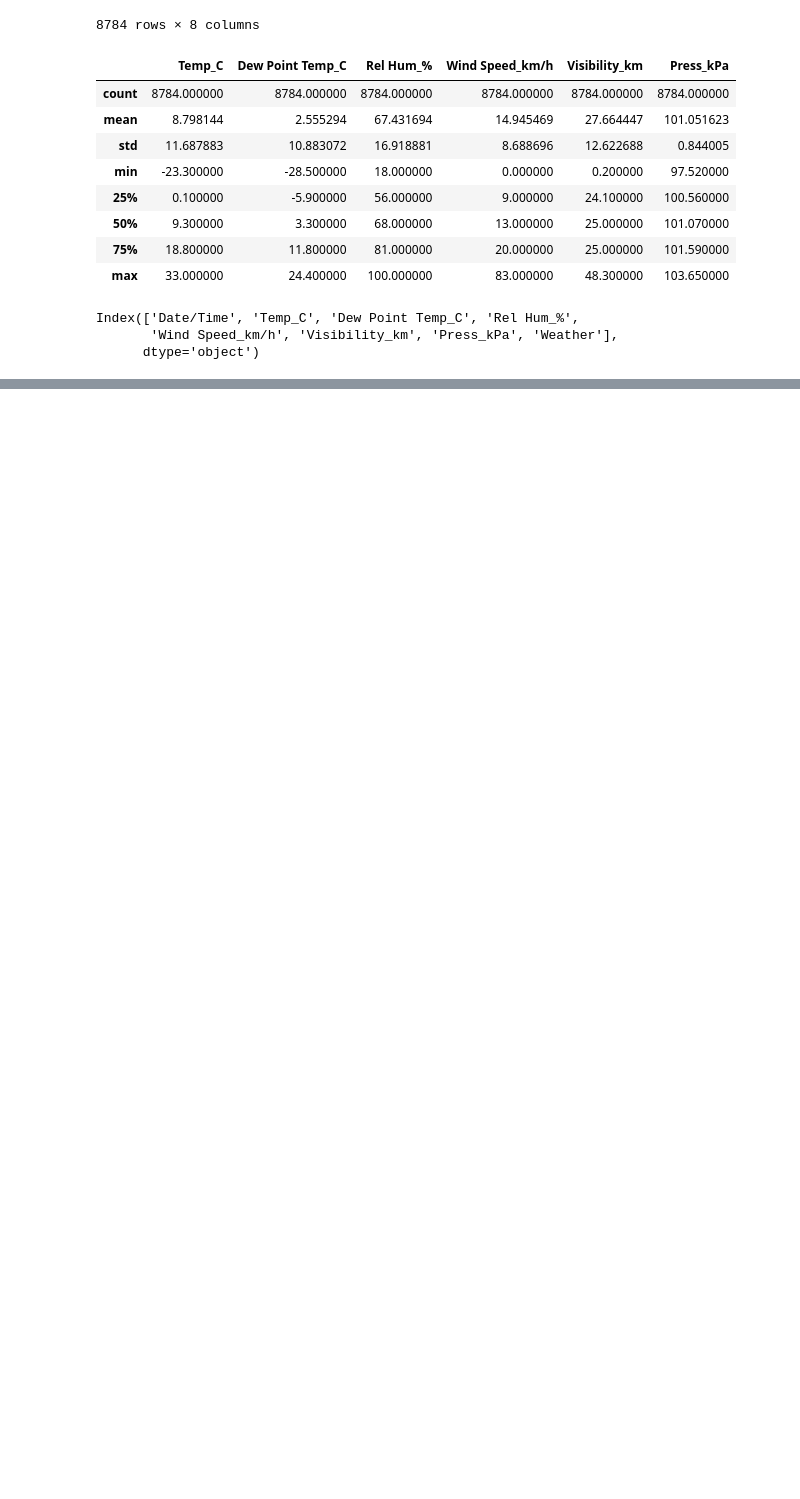
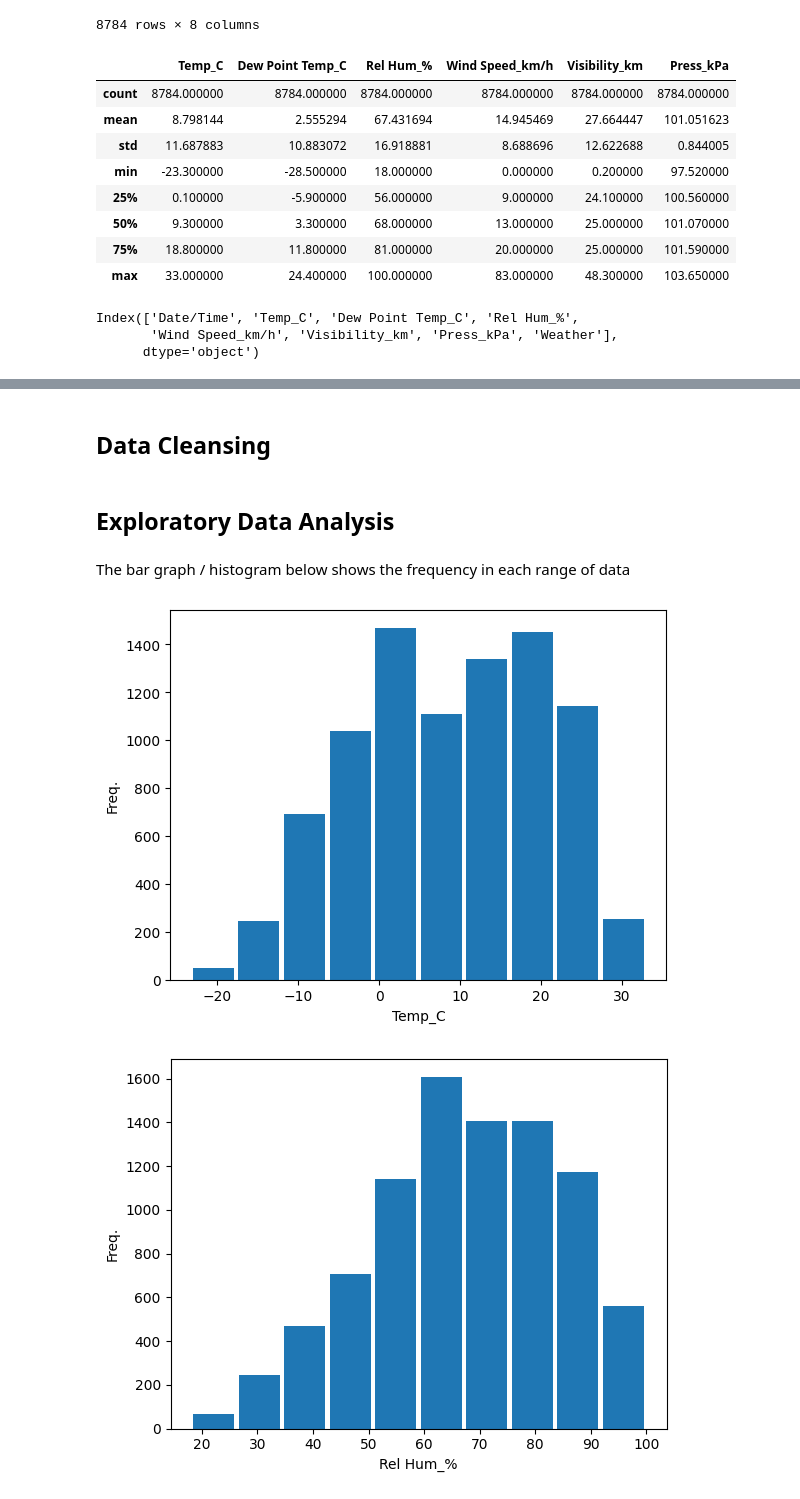
Before and after one commit to JayaWinata/Weather-EDA, a Jupyter notebook: weather_EDA.ipynb, the cells around one changed output, grey strips where cells are left out. Drawn from its saved outputs; the diff is of its cells as text; code cells hidden in the pictures; blank space fills up the shorter version.

```diff
--- a/weather_EDA.ipynb
+++ b/weather_EDA.ipynb
@@ -49,3 +47,5 @@ Data Cleansing
+# %% [markdown]
+## Data Cleansing
 # %%
 # Splitting the Date/Time column into different columns
 date = df['Date/Time'].apply(lambda x: x.split(' ')[0])
@@ -61,4 +61,17 @@ df.insert(1,'Time',time_series)
 df.drop('Date/Time',axis=1,inplace=True)
 df.drop('Dew Point Temp_C',axis=1,inplace=True)
 # %%
-numeric_df = df[['Temp_C', 'Rel Hum_%', 'Wind Speed_km/h', 'Visibility_km', 'Press_kPa',]]
+numeric_df = df[['Temp_C', 'Rel Hum_%', 'Wind Speed_km/h', 'Visibility_km', 'Press_kPa']]
+# %% [markdown]
+## Exploratory Data Analysis
+# %% [markdown]
+The bar graph / histogram below shows the frequency in each range of data
+# %%
+for i in numeric_df.columns:
+    plt.hist(numeric_df[i],rwidth=0.9)
+    plt.xlabel(i)
+    plt.ylabel('Freq.')
+    plt.show()
+# %% [output]
+[figure, added]
+[figure, added]
```
Also changed, not shown: parts of 10 cells of this notebook.
